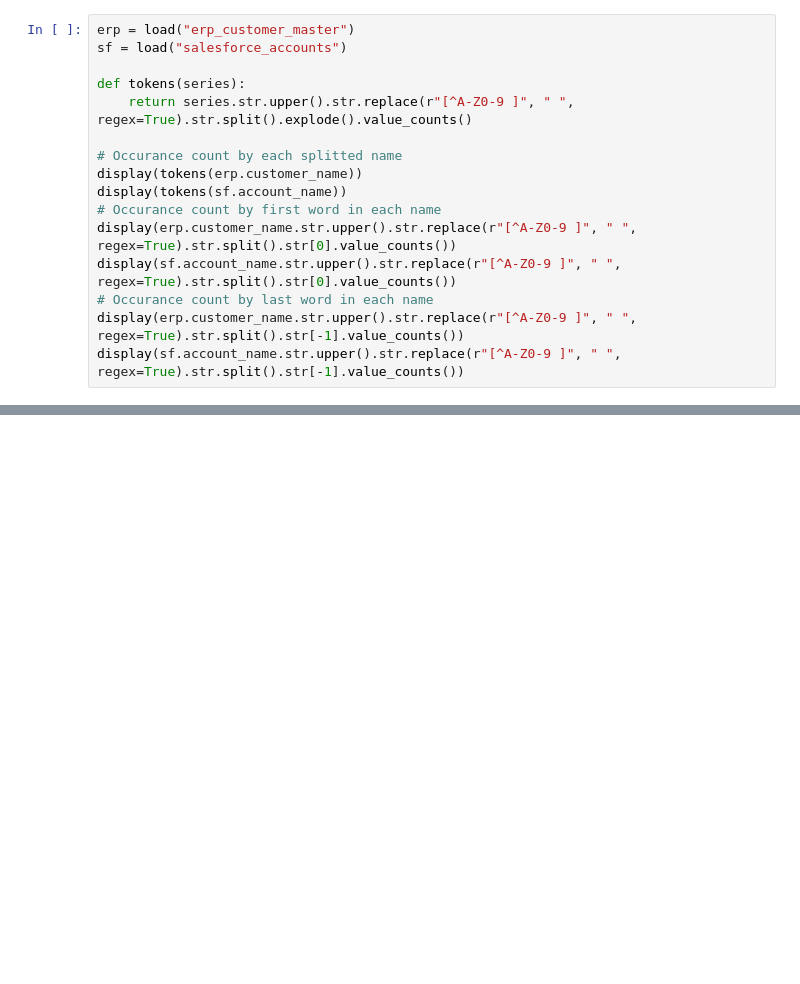
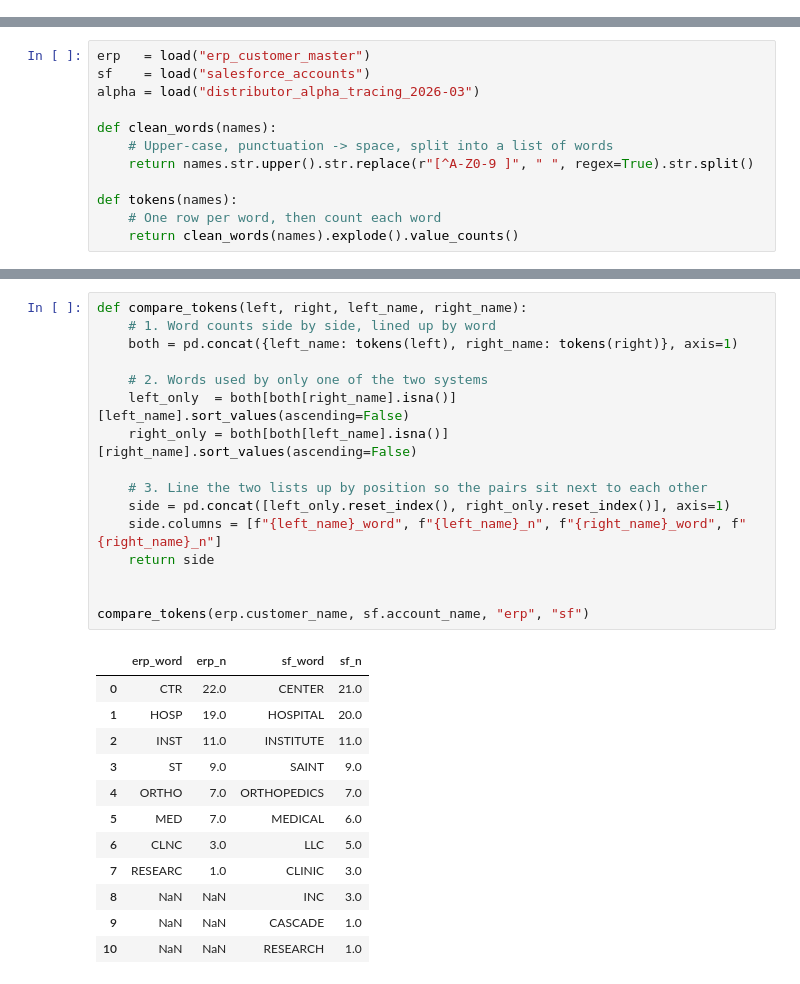
Before and after one commit to HoreaG/MDM_POC, a Jupyter notebook: notebooks/00_profiling.ipynb, the cells around one changed output, grey strips where cells are left out. Cells and saved outputs as stored; diff of their text form; blank space fills up the shorter version.

```diff
--- a/notebooks/00_profiling.ipynb
+++ b/notebooks/00_profiling.ipynb
@@ -118,17 +164 @@ for name, subset in sources:
 ... (4 outputs left out)
-# %%
-erp = load("erp_customer_master")
-sf = load("salesforce_accounts")
-
-def tokens(series):
-    return series.str.upper().str.replace(r"[^A-Z0-9 ]", " ", regex=True).str.split().explode().value_counts()
-
-# Occurance count by each splitted name
-display(tokens(erp.customer_name))
-display(tokens(sf.account_name))
-# Occurance count by first word in each name
-display(erp.customer_name.str.upper().str.replace(r"[^A-Z0-9 ]", " ", regex=True).str.split().str[0].value_counts())
-display(sf.account_name.str.upper().str.replace(r"[^A-Z0-9 ]", " ", regex=True).str.split().str[0].value_counts())
-# Occurance count by last word in each name
-display(erp.customer_name.str.upper().str.replace(r"[^A-Z0-9 ]", " ", regex=True).str.split().str[-1].value_counts())
-display(sf.account_name.str.upper().str.replace(r"[^A-Z0-9 ]", " ", regex=True).str.split().str[-1].value_counts())
@@ -293,0 +195,12 @@ display(comp_count)
+# %%
+erp   = load("erp_customer_master")
+sf    = load("salesforce_accounts")
+alpha = load("distributor_alpha_tracing_2026-03")
+
+def clean_words(names):
+    # Upper-case, punctuation -> space, split into a list of words
+    return names.str.upper().str.replace(r"[^A-Z0-9 ]", " ", regex=True).str.split()
+
+def tokens(names):
+    # One row per word, then count each word
+    return clean_words(names).explode().value_counts()
@@ -293,0 +296,29 @@ display(comp_count)
+# %%
+def compare_tokens(left, right, left_name, right_name):
+    # 1. Word counts side by side, lined up by word
+    both = pd.concat({left_name: tokens(left), right_name: tokens(right)}, axis=1)
+
+    # 2. Words used by only one of the two systems
+    left_only  = both[both[right_name].isna()][left_name].sort_values(ascending=False)
+    right_only = both[both[left_name].isna()][right_name].sort_values(ascending=False)
+
+    # 3. Line the two lists up by position so the pairs sit next to each other
+    side = pd.concat([left_only.reset_index(), right_only.reset_index()], axis=1)
+    side.columns = [f"{left_name}_word", f"{left_name}_n", f"{right_name}_word", f"{right_name}_n"]
+    return side
+
+
+compare_tokens(erp.customer_name, sf.account_name, "erp", "sf")
+# %% [output]
+|  | erp_word | erp_n | sf_word | sf_n |
+| 0 | CTR | 22.0 | CENTER | 21.0 |
+| 1 | HOSP | 19.0 | HOSPITAL | 20.0 |
+| 2 | INST | 11.0 | INSTITUTE | 11.0 |
+| 3 | ST | 9.0 | SAINT | 9.0 |
+| 4 | ORTHO | 7.0 | ORTHOPEDICS | 7.0 |
+| 5 | MED | 7.0 | MEDICAL | 6.0 |
+| 6 | CLNC | 3.0 | LLC | 5.0 |
+| 7 | RESEARC | 1.0 | CLINIC | 3.0 |
+| 8 | NaN | NaN | INC | 3.0 |
+| 9 | NaN | NaN | CASCADE | 1.0 |
+| 10 | NaN | NaN | RESEARCH | 1.0 |
```
Also changed, not shown: parts of 20 cells of this notebook, 6 other files.
